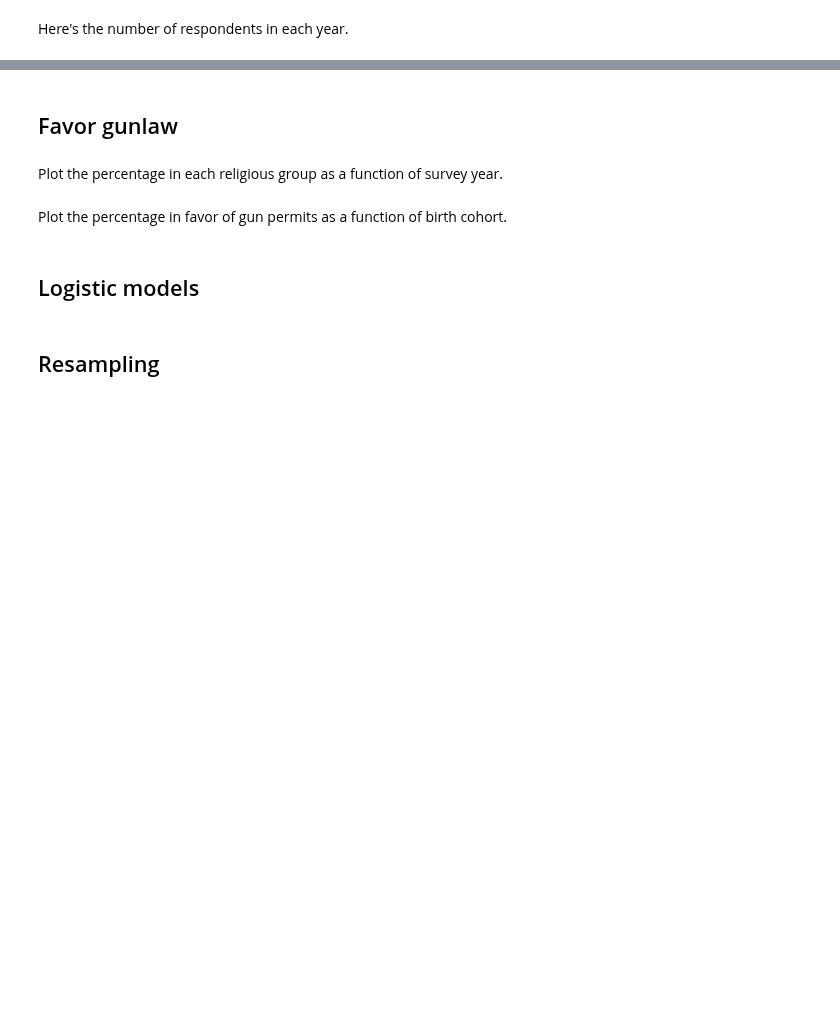
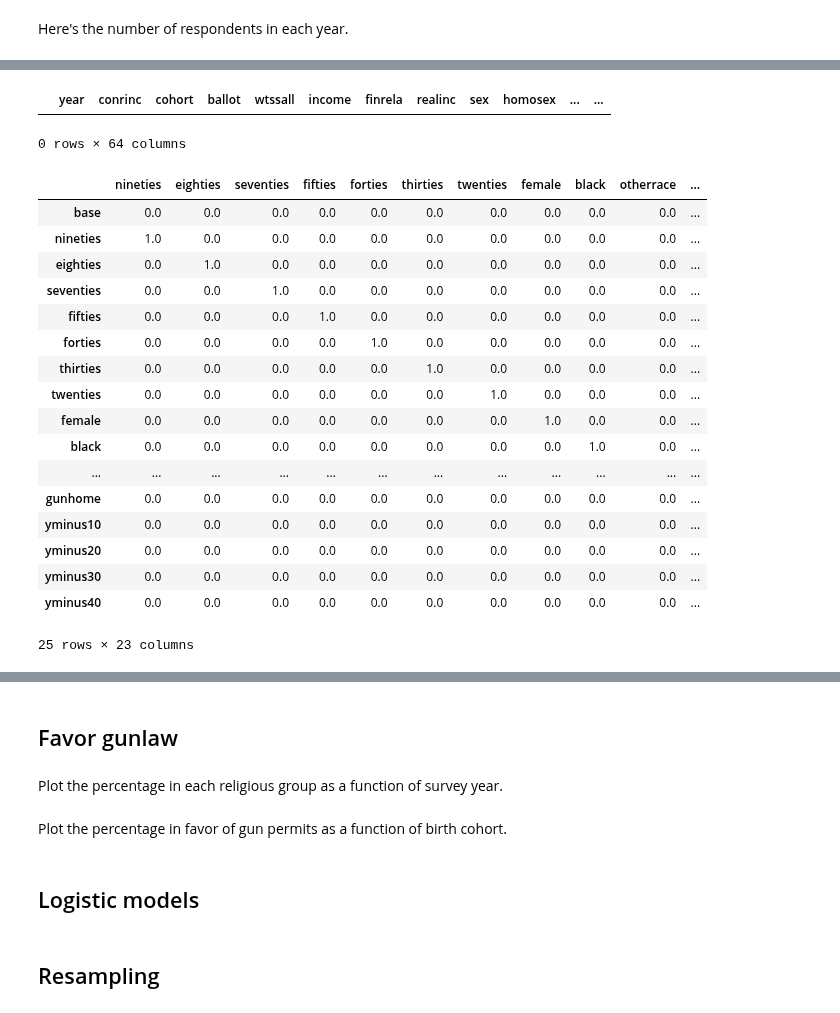
Before and after one commit to AllenDowney/GssReligion, a Jupyter notebook: gss_gun.ipynb, the cells around one changed output, grey strips where cells are left out. Saved outputs shown, nothing was run; the diff lists cells and outputs as text; code cells hidden in the pictures; blank space fills up the shorter version.

```diff
--- a/gss_gun.ipynb
+++ b/gss_gun.ipynb
@@ -937,0 +1015,49 @@ counterfact = sample.copy()
+# %%
+df_pred = pd.DataFrame(columns=sample.columns)
+df_pred
+# %% [output]
+|  | year | conrinc | cohort | ballot | wtssall | income | finrela | realinc | sex | homosex | ... | ... |
+0 rows × 64 columns
+# %%
+df_pred.loc['base'] = s
+
+for varname in varnames:
+    df_pred.loc[varname] = s
+    df_pred.loc[varname, varname] = 1
+
+df_pred.loc['yminus10'] = s
+df_pred.loc['yminus10', 'y'] -= 10
+df_pred.loc['yminus10', 'y2'] = df_pred.loc['yminus10', 'y']**2
+
+df_pred.loc['yminus20'] = s
+df_pred.loc['yminus20', 'y'] -= 20
+df_pred.loc['yminus20', 'y2'] = df_pred.loc['yminus20', 'y']**2
+
+df_pred.loc['yminus30'] = s
+df_pred.loc['yminus30', 'y'] -= 30
+df_pred.loc['yminus30', 'y2'] = df_pred.loc['yminus30', 'y']**2
+
+df_pred.loc['yminus40'] = s
+df_pred.loc['yminus40', 'y'] -= 40
+df_pred.loc['yminus40', 'y2'] = df_pred.loc['yminus40', 'y']**2
+
+df_pred.loc[:, all_varnames]
+# %% [output]
+|  | nineties | eighties | seventies | fifties | forties | thirties | twenties | female | black | otherrace | ... |
+| base | 0.0 | 0.0 | 0.0 | 0.0 | 0.0 | 0.0 | 0.0 | 0.0 | 0.0 | 0.0 | ... |
+| nineties | 1.0 | 0.0 | 0.0 | 0.0 | 0.0 | 0.0 | 0.0 | 0.0 | 0.0 | 0.0 | ... |
+| eighties | 0.0 | 1.0 | 0.0 | 0.0 | 0.0 | 0.0 | 0.0 | 0.0 | 0.0 | 0.0 | ... |
+| seventies | 0.0 | 0.0 | 1.0 | 0.0 | 0.0 | 0.0 | 0.0 | 0.0 | 0.0 | 0.0 | ... |
+| fifties | 0.0 | 0.0 | 0.0 | 1.0 | 0.0 | 0.0 | 0.0 | 0.0 | 0.0 | 0.0 | ... |
+| forties | 0.0 | 0.0 | 0.0 | 0.0 | 1.0 | 0.0 | 0.0 | 0.0 | 0.0 | 0.0 | ... |
+| thirties | 0.0 | 0.0 | 0.0 | 0.0 | 0.0 | 1.0 | 0.0 | 0.0 | 0.0 | 0.0 | ... |
+| twenties | 0.0 | 0.0 | 0.0 | 0.0 | 0.0 | 0.0 | 1.0 | 0.0 | 0.0 | 0.0 | ... |
+| female | 0.0 | 0.0 | 0.0 | 0.0 | 0.0 | 0.0 | 0.0 | 1.0 | 0.0 | 0.0 | ... |
+| black | 0.0 | 0.0 | 0.0 | 0.0 | 0.0 | 0.0 | 0.0 | 0.0 | 1.0 | 0.0 | ... |
+| ... | ... | ... | ... | ... | ... | ... | ... | ... | ... | ... | ... |
+| gunhome | 0.0 | 0.0 | 0.0 | 0.0 | 0.0 | 0.0 | 0.0 | 0.0 | 0.0 | 0.0 | ... |
+| yminus10 | 0.0 | 0.0 | 0.0 | 0.0 | 0.0 | 0.0 | 0.0 | 0.0 | 0.0 | 0.0 | ... |
+| yminus20 | 0.0 | 0.0 | 0.0 | 0.0 | 0.0 | 0.0 | 0.0 | 0.0 | 0.0 | 0.0 | ... |
+| yminus30 | 0.0 | 0.0 | 0.0 | 0.0 | 0.0 | 0.0 | 0.0 | 0.0 | 0.0 | 0.0 | ... |
+| yminus40 | 0.0 | 0.0 | 0.0 | 0.0 | 0.0 | 0.0 | 0.0 | 0.0 | 0.0 | 0.0 | ... |
+25 rows × 23 columns
```
Also changed, not shown: parts of 202 cells of this notebook.
